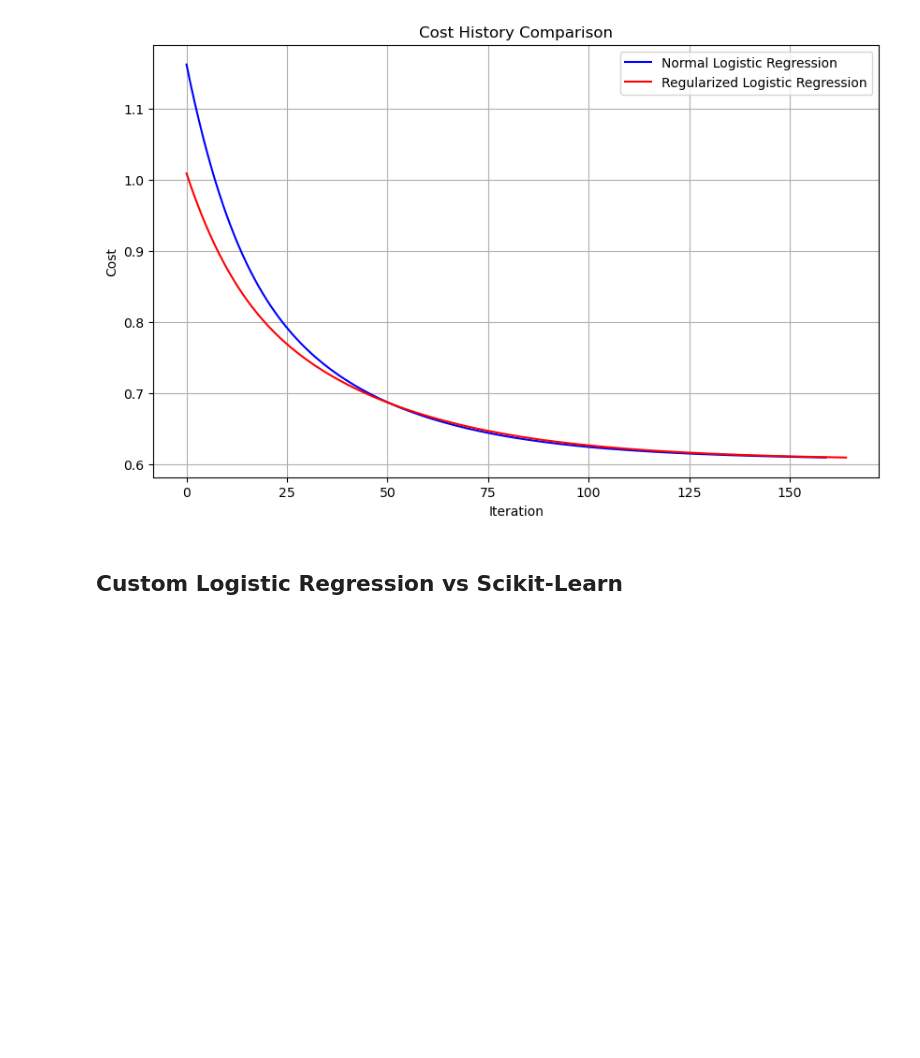
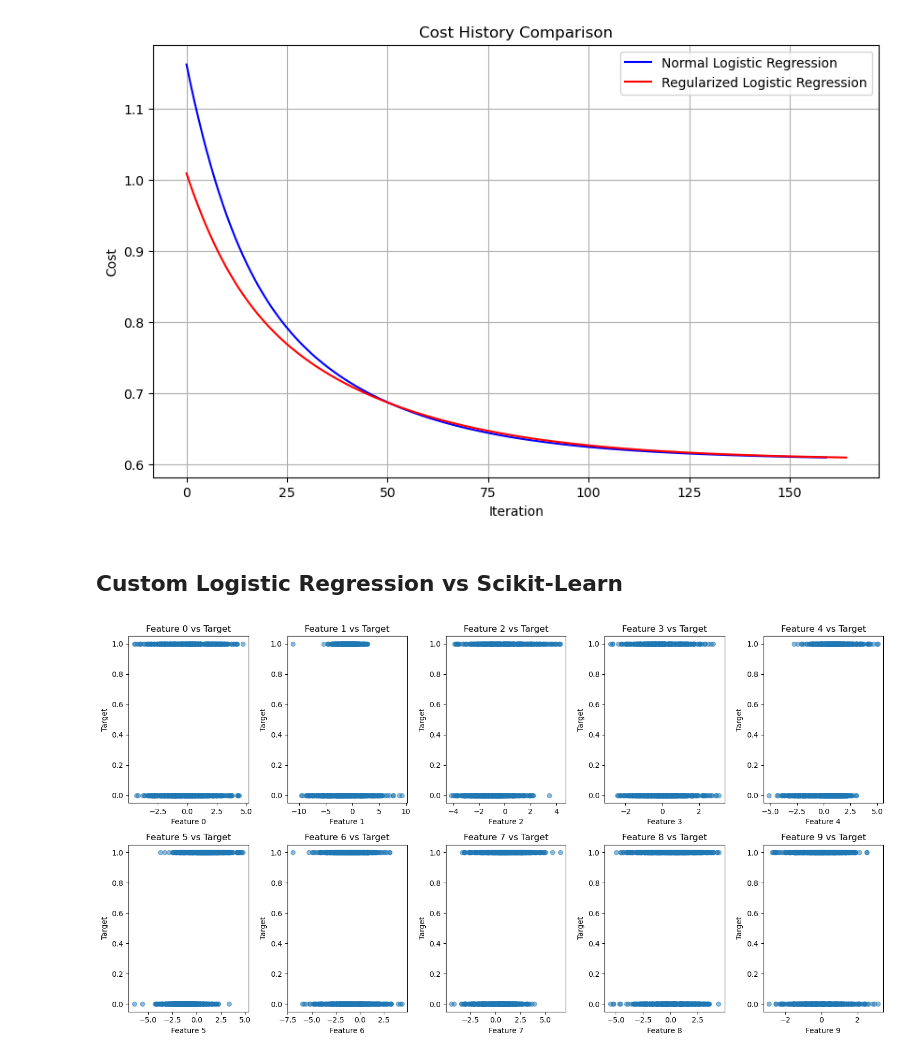
Before and after one commit to Proenca13/AI_Logistic-Linear_Regression, a Jupyter notebook: model_validation.ipynb, the cells around one changed output. Cells and saved outputs as stored; diff of their text form; code cells hidden in the pictures; blank space fills up the shorter version.

```diff
--- a/model_validation.ipynb
+++ b/model_validation.ipynb
@@ -875,3 +877,33 @@ plt.show()
 [figure]
 # %% [markdown]
 ## Custom Logistic Regression vs Scikit-Learn
+# %%
+# Generate Dataset
+
+X, y = make_classification(
+    n_samples=800,
+    n_features=10,
+    n_informative=6,
+    n_redundant=2,
+    n_classes=2,
+    weights=[0.55, 0.45],
+    class_sep=1.0,
+    random_state=42
+)
+# %%
+n_features = X.shape[1]
+
+
+plt.figure(figsize=(15, 8))
+
+for i in range(n_features):
+    plt.subplot(2, 5, i+1)
+    plt.scatter(X[:, i], y, alpha=0.5)
+    plt.xlabel(f"Feature {i}")
+    plt.ylabel("Target")
+    plt.title(f"Feature {i} vs Target")
+
+plt.tight_layout()
+plt.show()
+# %% [output]
+[figure, added]
```
Also changed, not shown: parts of 4 cells of this notebook.
